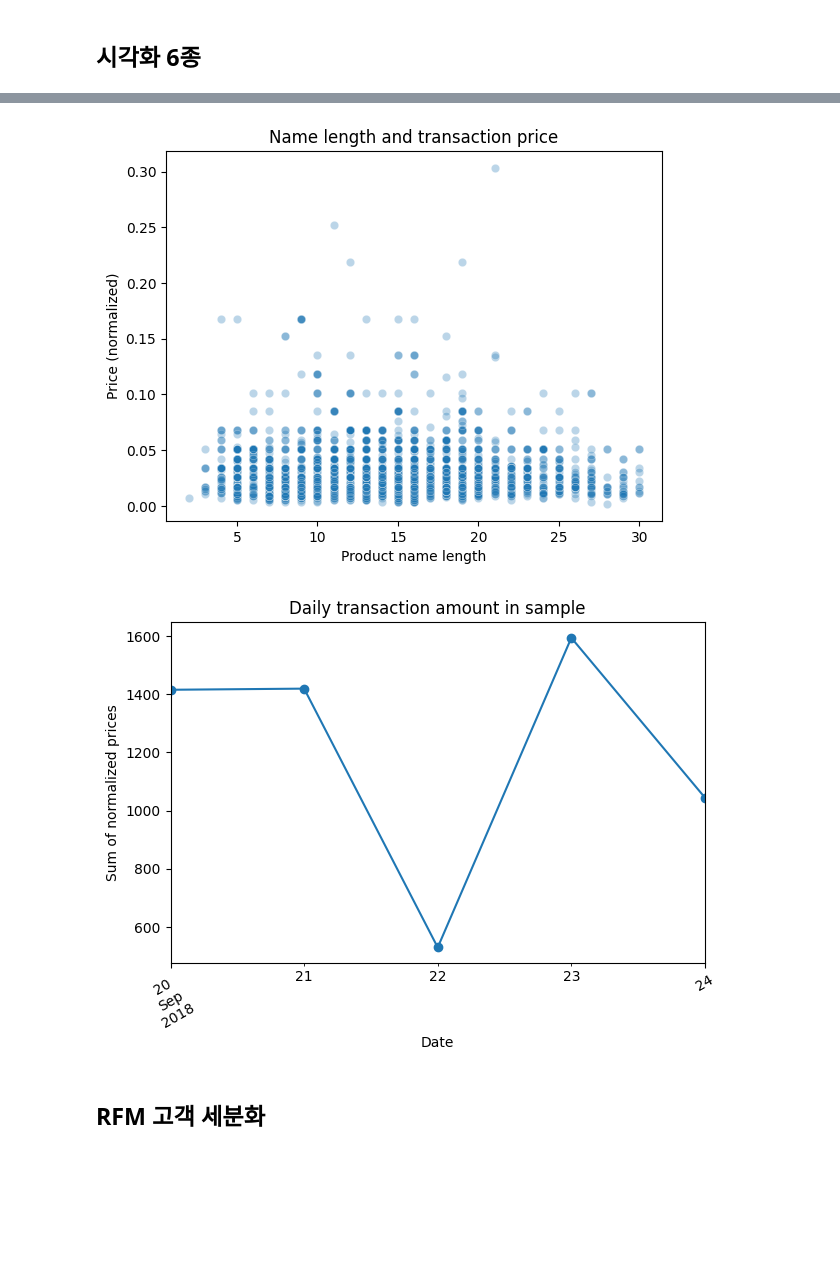
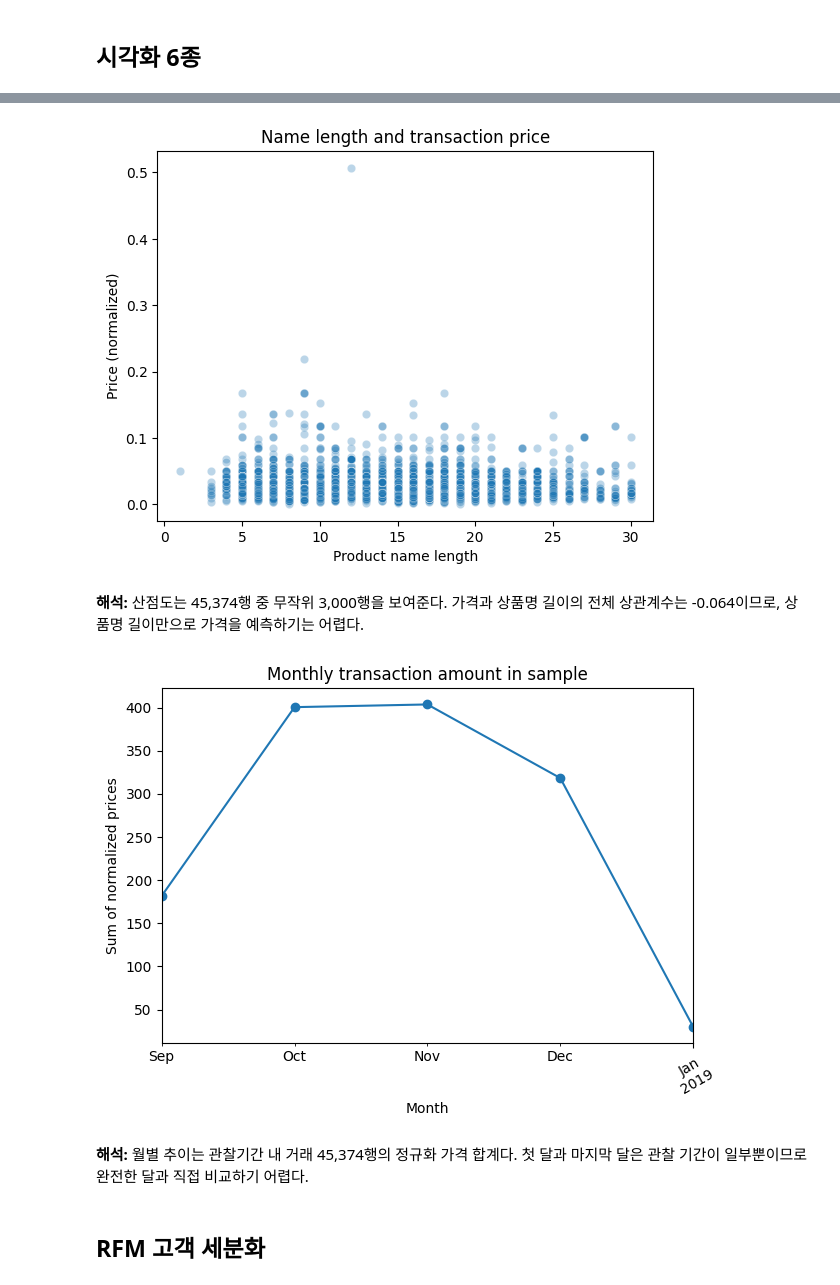
Before and after one commit to 1st0Groom/A1-1, a Jupyter notebook: notebooks/analysis_report.ipynb, the cells around one changed output, grey strips where cells are left out. Saved outputs shown, nothing was run; the diff lists cells and outputs as text; code cells hidden in the pictures; blank space fills up the shorter version.

```diff
--- a/notebooks/analysis_report.ipynb
+++ b/notebooks/analysis_report.ipynb
@@ -18,9 +18,9 @@ from analyzer import DataAnalyzer
 ## 데이터 불러오기와 기본 탐색
 # %%
 # 상품 데이터와 거래 표본을 읽는다.
-상품분석기 = DataAnalyzer(프로젝트경로 / 'data/raw/hm/articles.csv')
-상품표 = 상품분석기.load_data()
-거래표 = 판다스.read_csv(프로젝트경로 / 'data/raw/hm/transactions_sample_200000.csv')
+상품분석기 = 데이터분석기(프로젝트경로 / 'data/raw/hm/articles.csv')
+상품표 = 상품분석기.데이터불러오기()
+거래표 = 판다스.read_csv(프로젝트경로 / 'data/raw/hm/transactions_customer_sample.csv')
 상품표['article_id'] = 상품표['article_id'].astype(str).str.zfill(10)
 거래표['article_id'] = 거래표['article_id'].astype(str).str.zfill(10)
 거래표['t_dat'] = 판다스.to_datetime(거래표['t_dat'])
@@ -68,10 +70,12 @@ memory usage: 48.7 MB
 # %% [markdown]
 ## 결측치와 그룹별 중앙값
 # %%
-# 나이를 포함한 고객 파일 대신 상품 설명 길이를 그룹별로 대치한다.
-상품분석기.add_text_features('prod_name')
-상품분석기.handle_missing_values('name_length', 'product_group_name', output_col='name_length_filled')
-print('상품명 길이 결측 전:', 상품표['name_length'].isna().sum(), '후:', 상품표['name_length_filled'].isna().sum())
-print('상품 설명 누락:', 상품표['detail_desc'].isna().sum())
-상품표[['prod_name','product_group_name','name_length','name_length_filled']].head()
+# 실제로 결측이 있는 상품 설명의 길이를 계산한다.
+상품분석기.텍스트특성추가('prod_name')
+상품표['description_length'] = 상품표['detail_desc'].str.len()
+전_결측 = 상품표['description_length'].isna().sum()
+상품분석기.결측치처리('description_length', 'product_group_name', 출력열='description_length_filled')
+후_결측 = 상품표['description_length_filled'].isna().sum()
+print('상품 설명 길이 결측 전:', 전_결측, '후:', 후_결측, '대치 수:', 전_결측-후_결측)
+상품표.loc[상품표['description_length'].isna(), ['prod_name','product_group_name','description_length','description_length_filled']].head()
 # %% [output]
@@ -86,11 +91,12 @@ print('상품 설명 누락:', 상품표['detail_desc'].isna().sum())
 # %% [markdown]
 ## NumPy 이미지 피처
 # %%
-# 동일한 크기로 슬라이싱한 이미지 40장을 한 배열로 묶는다.
+# 동일한 크기로 다운샘플링한 이미지별 통계를 벡터 연산한다.
 이미지경로들 = sorted((프로젝트경로/'data/raw/hm/images').rglob('*.jpg'))
 이미지들 = 넘파이.stack([이미지읽기.imread(경로)[::20, ::20, :3][:20, :20, :] for 경로 in 이미지경로들])
-평균들, 표준편차들 = DataAnalyzer.image_features(이미지들)
-image_features = 판다스.DataFrame({'article_id':[경로.stem for 경로 in 이미지경로들], 'image_mean':평균들, 'image_std':표준편차들})
-print('배열 모양:', 이미지들.shape, '상품 매칭 수:', image_features.article_id.isin(상품표.article_id).sum())
-image_features.head()
+평균들, 표준편차들 = 데이터분석기.이미지특성계산(이미지들)
+이미지표 = 판다스.DataFrame({'article_id':[경로.stem for 경로 in 이미지경로들], 'image_mean':평균들, 'image_std':표준편차들})
+상품표 = 상품표.merge(이미지표, on='article_id', how='left', validate='one_to_one')
+print('배열 모양:', 이미지들.shape, '피처가 연결된 상품:', 상품표['image_mean'].notna().sum())
+상품표.loc[상품표['image_mean'].notna(), ['article_id','prod_name','image_mean','image_std']].head()
 # %% [output]
@@ -153,12 +173,17 @@ print('두 번째 상관계수 price vs product_type_no:',상관행렬.loc['pric
 # 산점도: 이름 길이와 가격
 시본.scatterplot(data=분석표.sample(min(3000,len(분석표)),random_state=42),x='name_length',y='price',alpha=.3); 그래프.title('Name length and transaction price'); 그래프.xlabel('Product name length'); 그래프.ylabel('Price (normalized)'); 그래프.show()
 # %% [output]
-[figure, old version]
+[figure, new version]
+# %% [markdown]
+**해석:** 산점도는 45,374행 중 무작위 3,000행을 보여준다. 가격과 상품명 길이의 전체 상관계수는 -0.064이므로, 상품명 길이만으로 가격을 예측하기는 어렵다.
 # %%
-# 라인차트: 표본 기간별 거래금액
-일별합계=분석표.groupby('t_dat')['price'].sum(); 일별합계.plot(marker='o'); 그래프.title('Daily transaction amount in sample'); 그래프.xlabel('Date'); 그래프.ylabel('Sum of normalized prices'); 그래프.xticks(rotation=30); 그래프.tight_layout(); 그래프.show()
+# 월별 합계는 정규화된 가격의 합이다.
+월별합계 = 분석표.set_index('t_dat')['price'].resample('MS').sum()
+월별합계.plot(marker='o'); 그래프.title('Monthly transaction amount in sample'); 그래프.xlabel('Month'); 그래프.ylabel('Sum of normalized prices'); 그래프.xticks(rotation=30); 그래프.tight_layout(); 그래프.show()
 # %% [output]
-[figure, old version]
+[figure, new version]
+# %% [markdown]
+**해석:** 월별 추이는 관찰기간 내 거래 45,374행의 정규화 가격 합계다. 첫 달과 마지막 달은 관찰 기간이 일부뿐이므로 완전한 달과 직접 비교하기 어렵다.
 # %% [markdown]
 ## RFM 고객 세분화
 # %%
```
Also changed, not shown: parts of 21 cells of this notebook, 5 other files.
